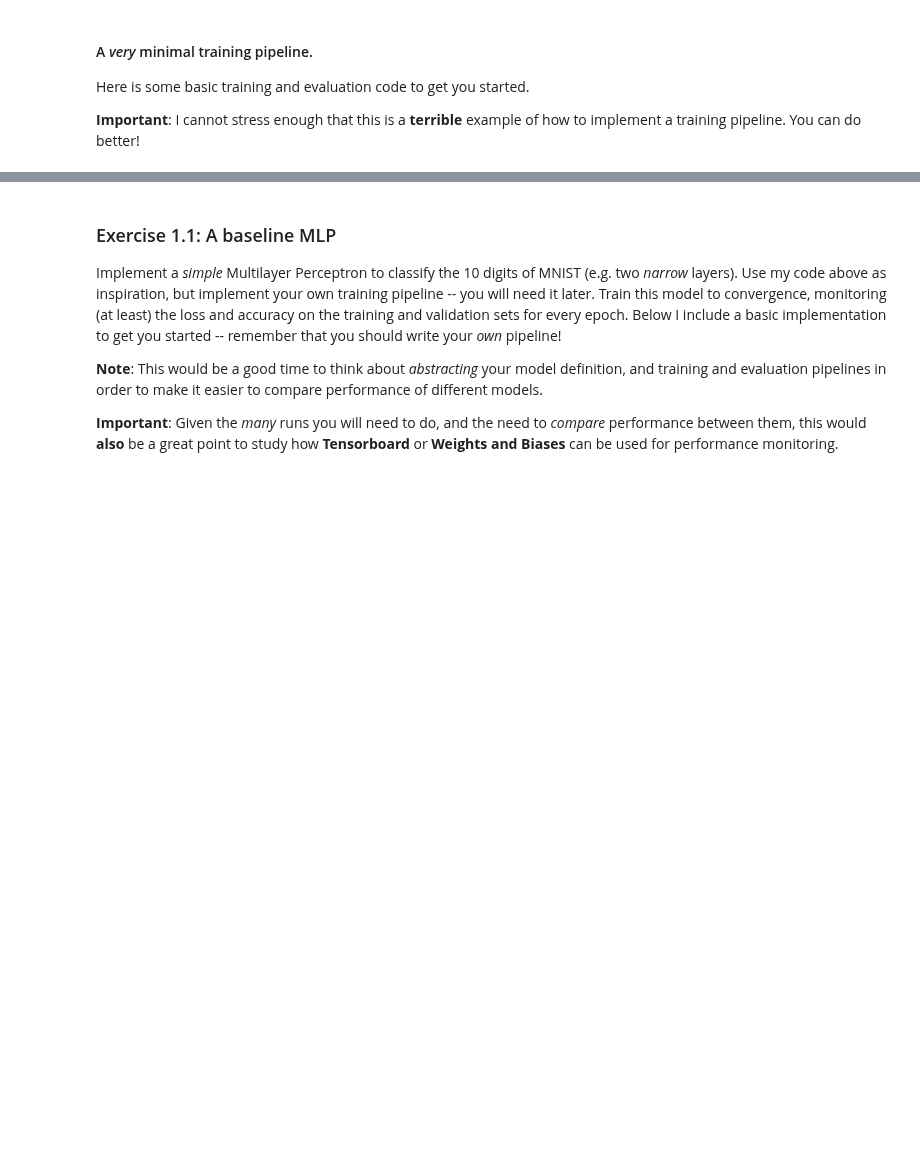
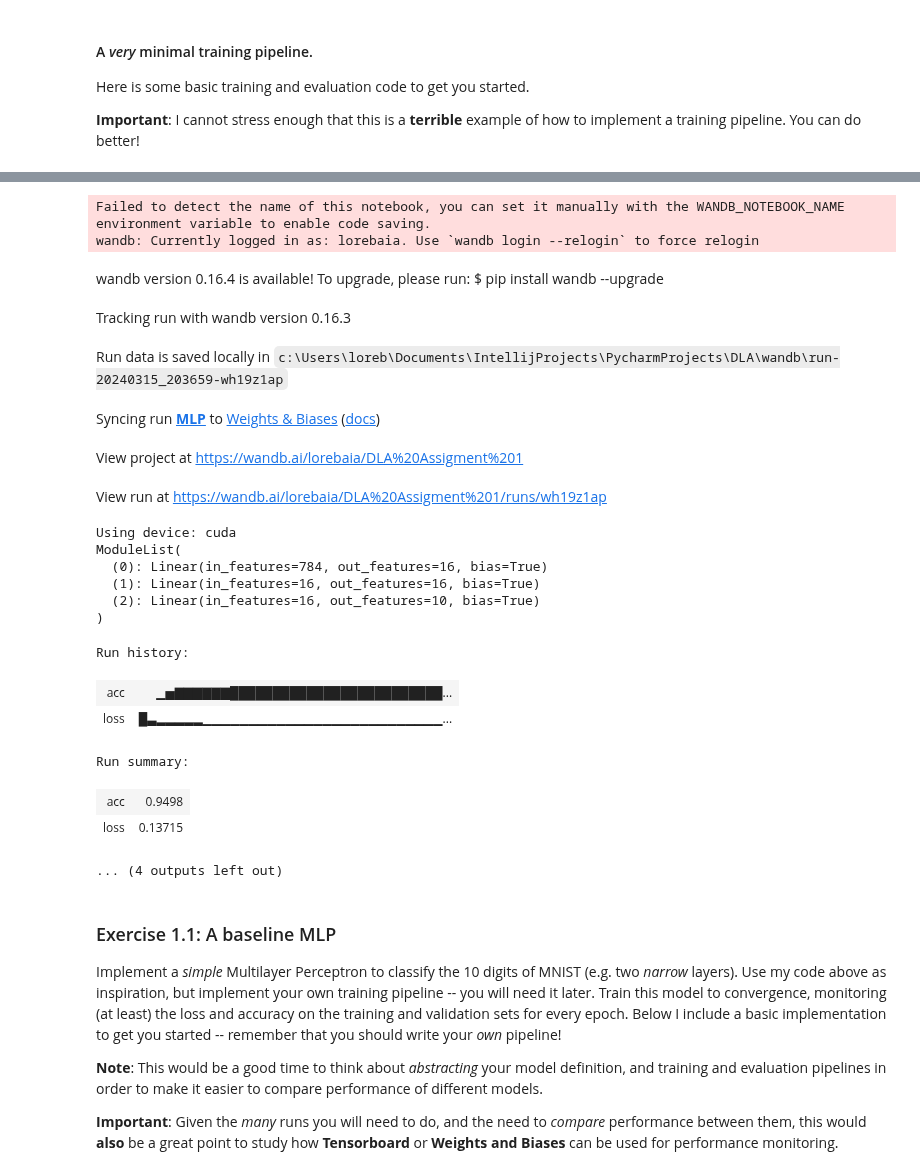
Before and after one commit to BaiardiLorenzo/DLA, a Jupyter notebook: Lab1-CNNs.ipynb, the cells around one changed output, grey strips where cells are left out. Saved outputs shown, nothing was run; the diff lists cells and outputs as text; code cells hidden in the pictures; blank space fills up the shorter version.

```diff
--- a/Lab1-CNNs.ipynb
+++ b/Lab1-CNNs.ipynb
@@ -170,7 +182,7 @@ Here is some basic training and evaluation code to get you started.
 **Important**: I cannot stress enough that this is a **terrible** example of how to implement a training pipeline. You can do better!
 # %%
 # Training hyperparameters.
-device = 'cpu'
+device = 'cuda'
 epochs = 100
 lr = 0.0001
 batch_size = 128
@@ -221,3 +214,78 @@ weighted avg      0.951     0.951     0.951     10000
+# %%
+# start a new wandb run to track this script
+wandb.init(
+    # set the wandb project where this run will be logged
+    project="DLA Assigment 1",
+    name="MLP",
+    # track hyperparameters and run metadata
+    config={
+    "learning_rate": 0.0001,
+    "architecture": "MLP",
+    "dataset": "MNIST",
+    "epochs": 100,
+    }
+)
+
+# Training hyperparameters.
+device = 'cuda' if torch.cuda.is_available() else 'cpu'
+print(f'Using device: {device}')
+epochs = 100
+lr = 0.0001
+batch_size = 128
+
+# Architecture hyperparameters.
+input_size = 28*28
+width = 16
+depth = 2
+
+# Dataloaders.
+dl_train = torch.utils.data.DataLoader(ds_train, batch_size, shuffle=True, num_workers=4)
+dl_val   = torch.utils.data.DataLoader(ds_val, batch_size, num_workers=4)
+dl_test  = torch.utils.data.DataLoader(ds_test, batch_size, shuffle=True, num_workers=4)
+
+# Instantiate model and optimizer.
+model_mlp = MLP([input_size] + [width]*depth + [10]).to(device)
+print(model_mlp.layers)
+opt = torch.optim.Adam(params=model_mlp.parameters(), lr=lr)
+
+# Training loop.
+losses_and_accs = []
+for epoch in range(epochs):
+    loss = train_epoch(model_mlp, dl_train, opt, epoch, device=device)
+    (val_acc, eval) = evaluate_model(model_mlp, dl_val, device=device)
+    losses_and_accs.append((loss, val_acc))
+
+    # wandb
+    wandb.log({"acc": val_acc, "loss": loss})
+
+# [optional] finish the wandb run, necessary in notebooks
+wandb.finish()
+
+# And finally plot the curves.
+plot_validation_curves(losses_and_accs)
+print(f'Accuracy report on TEST:\n {evaluate_model(model_mlp, dl_test, device=device)[1]}')
+# %% [output]
+Failed to detect the name of this notebook, you can set it manually with the WANDB_NOTEBOOK_NAME environment variable to enable code saving.
+wandb: Currently logged in as: lorebaia. Use `wandb login --relogin` to force relogin
+wandb version 0.16.4 is available! To upgrade, please run: $ pip install wandb --upgrade
+Tracking run with wandb version 0.16.3
+Run data is saved locally in c:\Users\loreb\Documents\IntellijProjects\PycharmProjects\DLA\wandb\run-20240315_203659-wh19z1ap
+Syncing run MLP to Weights & Biases (docs)
+View project at https://wandb.ai/lorebaia/DLA%20Assigment%201
+View run at https://wandb.ai/lorebaia/DLA%20Assigment%201/runs/wh19z1ap
+Using device: cuda
+ModuleList(
+  (0): Linear(in_features=784, out_features=16, bias=True)
+  (1): Linear(in_features=16, out_features=16, bias=True)
+  (2): Linear(in_features=16, out_features=10, bias=True)
+)
+Run history:
+| acc | ▁▅▇▇▇▇▇▇█████████████████████████... |
+| loss | █▃▂▂▂▂▂▁▁▁▁▁▁▁▁▁▁▁▁▁▁▁▁▁▁▁▁▁▁▁▁▁▁... |
+Run summary:
+| acc | 0.9498 |
+| loss | 0.13715 |
+... (4 outputs left out)
 # %% [markdown]
 ### Exercise 1.1: A baseline MLP
 
```
Also changed, not shown: parts of 8 cells of this notebook.
